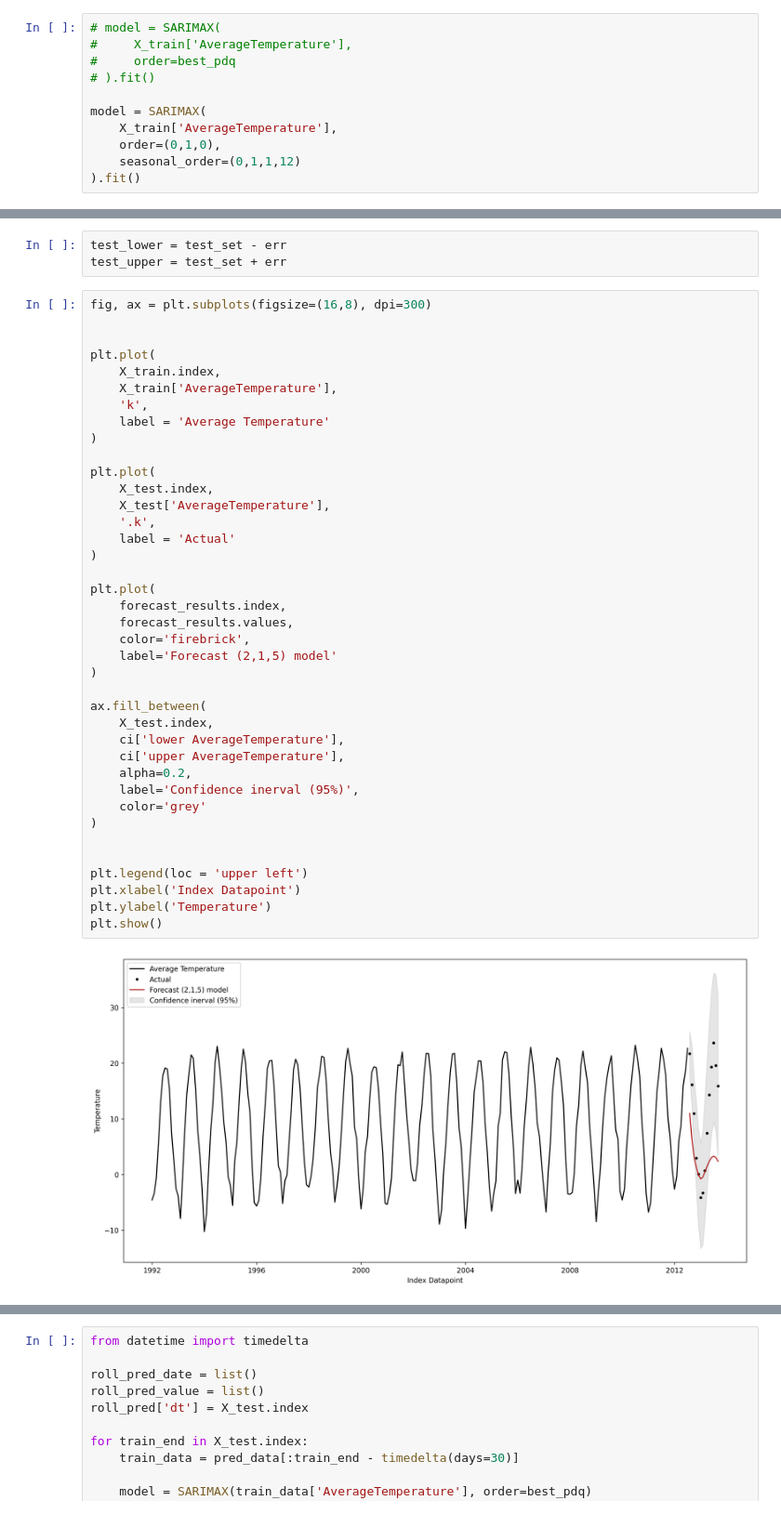
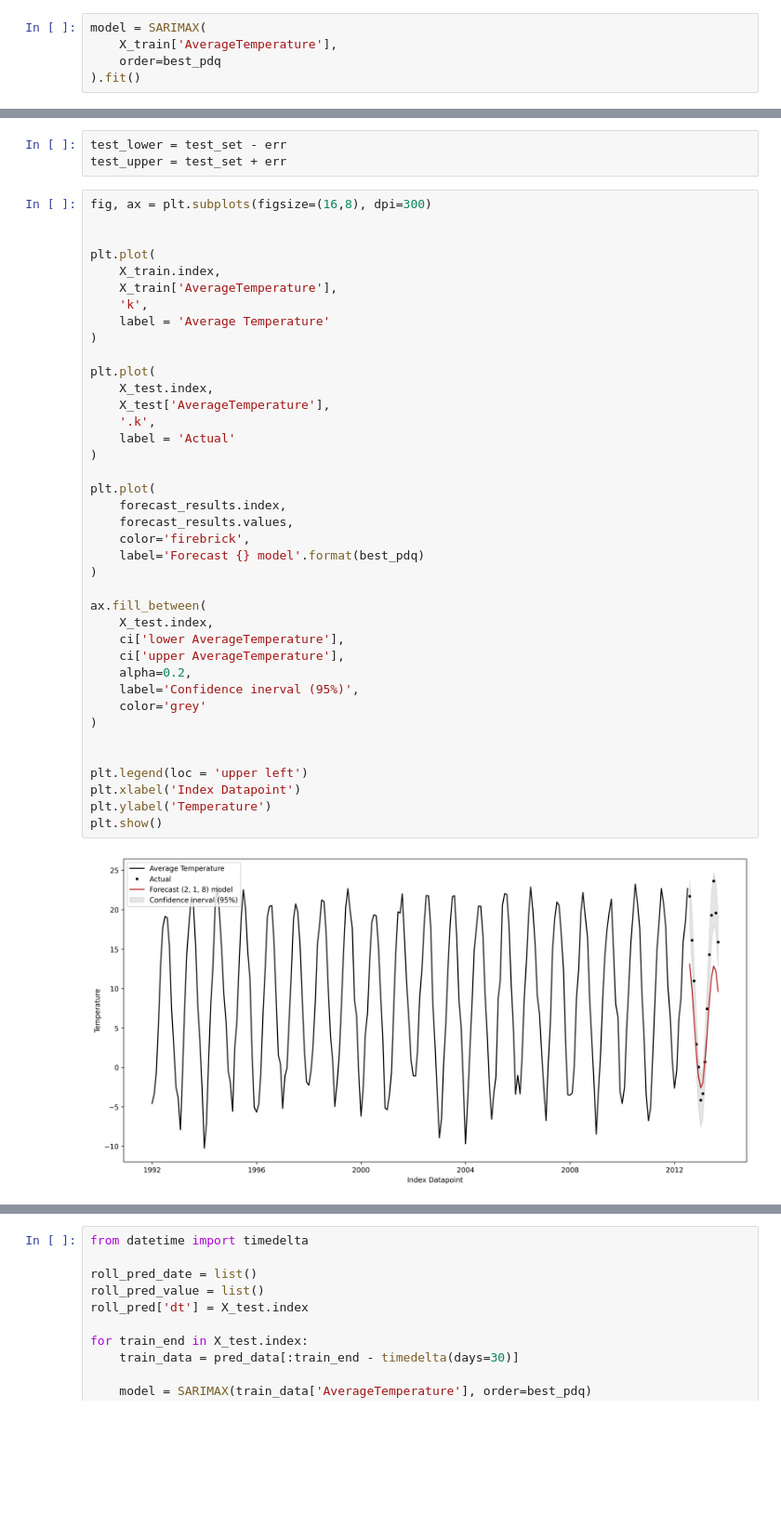
Before and after one commit to maharshi-neu/WeatherForecast, a Jupyter notebook: Global_Warming.ipynb, the cells around one changed output, grey strips where cells are left out. Shown at 93% size. Cells and saved outputs as stored; diff of their text form; blank space fills up the shorter version.

```diff
--- a/Global_Warming.ipynb
+++ b/Global_Warming.ipynb
@@ -631,13 +599,7 @@ Best  (p, d, q): (2, 1, 3), with AIC: 1013.5616172925003
 # %%
-# model = SARIMAX(
-#     X_train['AverageTemperature'],
-#     order=best_pdq
-# ).fit()
-
 model = SARIMAX(
     X_train['AverageTemperature'],
-    order=(0,1,0),
-    seasonal_order=(0,1,1,12)
+    order=best_pdq
 ).fit()
 # %%
 model.summary()
@@ -702,35 +673,35 @@ plt.plot(
 )
 
 plt.plot(
     X_test.index,
     X_test['AverageTemperature'],
     '.k',
     label = 'Actual'
 )
 
 plt.plot(
     forecast_results.index,
     forecast_results.values,
     color='firebrick',
-    label='Forecast (2,1,5) model'
+    label='Forecast {} model'.format(best_pdq)
 )
 
 ax.fill_between(
     X_test.index,
     ci['lower AverageTemperature'],
     ci['upper AverageTemperature'],
     alpha=0.2,
     label='Confidence inerval (95%)',
     color='grey'
 )
 
 
 plt.legend(loc = 'upper left')
 plt.xlabel('Index Datapoint')
 plt.ylabel('Temperature')
 plt.show()
 # %% [output]
-[figure, old version]
+[figure, new version]
 # %%
 plt.figure(figsize=(12,12))
 plt.subplot(2,1,1)
```
Also changed, not shown: parts of 66 cells of this notebook.
